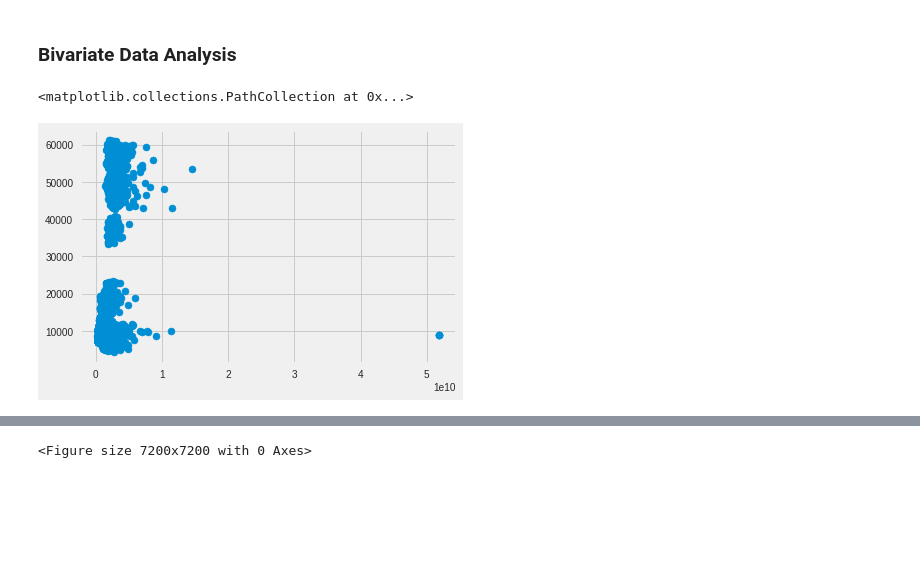
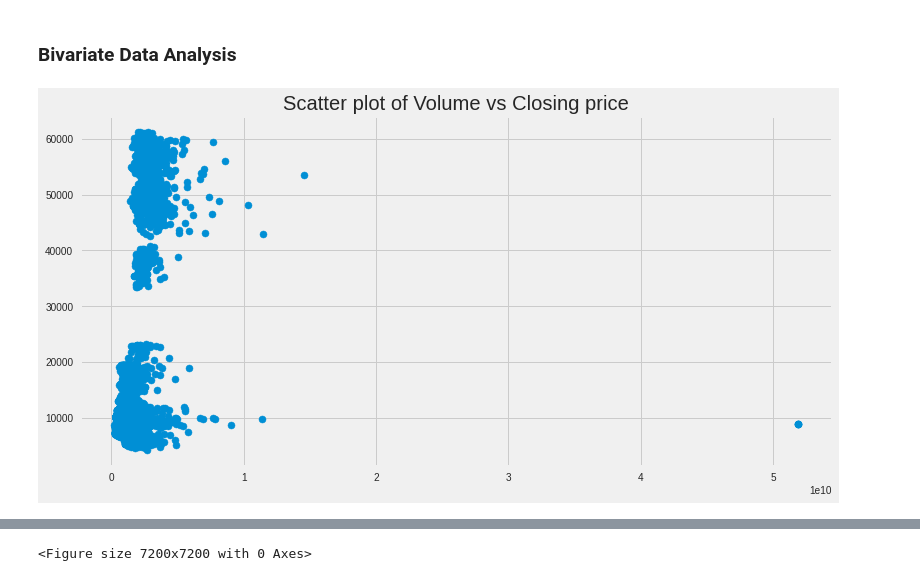
Before and after one commit to MarkNgendo/Cryptocurrency-Price-Prediction, a Jupyter notebook: Cryptocurrency_Price_Prediction.ipynb, the cells around one changed output, grey strips where cells are left out. Drawn from its saved outputs; the diff is of its cells as text; code cells hidden in the pictures; blank space fills up the shorter version.

```diff
--- a/Cryptocurrency_Price_Prediction.ipynb
+++ b/Cryptocurrency_Price_Prediction.ipynb
@@ -466,9 +505,12 @@ plt.show()
 ### Bivariate Data Analysis
 # %%
 # scatter plot of volume vs close
+
+plt.figure(figsize=(12, 6))
 plt.scatter(df['volume'], df['close'])
+plt.title("Scatter plot of Volume vs Closing price")
+plt.show()
 # %% [output]
-<matplotlib.collections.PathCollection at 0x...>
-[figure, old version]
+[figure, new version]
 # %%
 # scatter plot of volatility vs close
```
Also changed, not shown: parts of 32 cells of this notebook.
